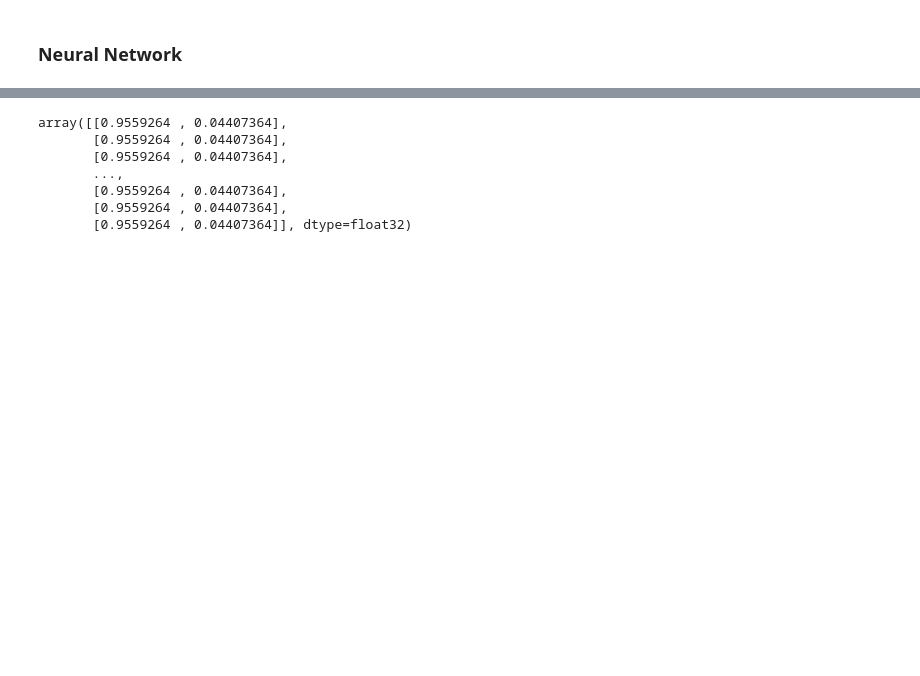
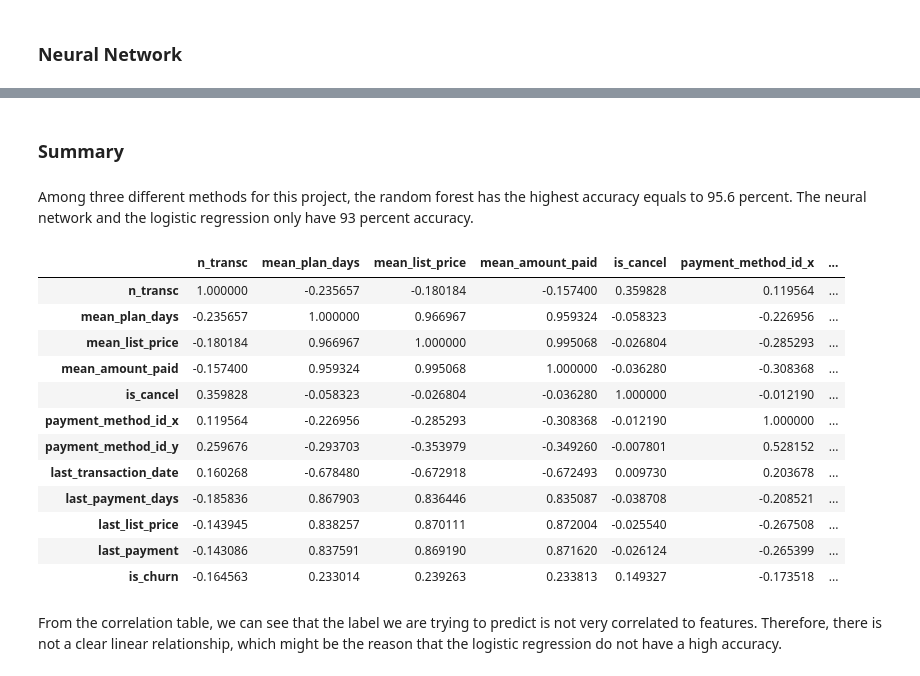
Before and after one commit to Arielwuhu/KKBox-s-Churn-Prediction, a Jupyter notebook: WSDM_KKBox's_Churn_Prediction_Challenge.ipynb, the cells around one changed output, grey strips where cells are left out. Cells and saved outputs as stored; diff of their text form; code cells hidden in the pictures; blank space fills up the shorter version.

```diff
--- a/WSDM_KKBox's_Churn_Prediction_Challenge.ipynb
+++ b/WSDM_KKBox's_Churn_Prediction_Challenge.ipynb
@@ -382,10 +349,24 @@ predictions = model.predict(test_X)
-# %%
-predictions
-# %% [output]
-array([[0.9559264 , 0.04407364],
-       [0.9559264 , 0.04407364],
-       [0.9559264 , 0.04407364],
-       ...,
-       [0.9559264 , 0.04407364],
-       [0.9559264 , 0.04407364],
-       [0.9559264 , 0.04407364]], dtype=float32)
+# %% [markdown]
+### Summary
+# %% [markdown]
+Among three different methods for this project, the random forest has the highest accuracy equals to 95.6 percent. The neural network and the logistic regression only have 93 percent accuracy.
+# %%
+correlation = engineered_df.iloc[: , 1:].corr()
+# %%
+correlation.style.background_gradient(cmap='coolwarm')
+# %% [output]
+|  | n_transc | mean_plan_days | mean_list_price | mean_amount_paid | is_cancel | payment_method_id_x | ... |
+| n_transc | 1.000000 | -0.235657 | -0.180184 | -0.157400 | 0.359828 | 0.119564 | ... |
+| mean_plan_days | -0.235657 | 1.000000 | 0.966967 | 0.959324 | -0.058323 | -0.226956 | ... |
+| mean_list_price | -0.180184 | 0.966967 | 1.000000 | 0.995068 | -0.026804 | -0.285293 | ... |
+| mean_amount_paid | -0.157400 | 0.959324 | 0.995068 | 1.000000 | -0.036280 | -0.308368 | ... |
+| is_cancel | 0.359828 | -0.058323 | -0.026804 | -0.036280 | 1.000000 | -0.012190 | ... |
+| payment_method_id_x | 0.119564 | -0.226956 | -0.285293 | -0.308368 | -0.012190 | 1.000000 | ... |
+| payment_method_id_y | 0.259676 | -0.293703 | -0.353979 | -0.349260 | -0.007801 | 0.528152 | ... |
+| last_transaction_date | 0.160268 | -0.678480 | -0.672918 | -0.672493 | 0.009730 | 0.203678 | ... |
+| last_payment_days | -0.185836 | 0.867903 | 0.836446 | 0.835087 | -0.038708 | -0.208521 | ... |
+| last_list_price | -0.143945 | 0.838257 | 0.870111 | 0.872004 | -0.025540 | -0.267508 | ... |
+| last_payment | -0.143086 | 0.837591 | 0.869190 | 0.871620 | -0.026124 | -0.265399 | ... |
+| is_churn | -0.164563 | 0.233014 | 0.239263 | 0.233813 | 0.149327 | -0.173518 | ... |
+# %% [markdown]
+From the correlation table, we can see that the label we are trying to predict is not very correlated to features. Therefore, there is not a clear linear relationship, which might be the reason that the logistic regression do not have a high accuracy.
```
Also changed, not shown: parts of 26 cells of this notebook.
